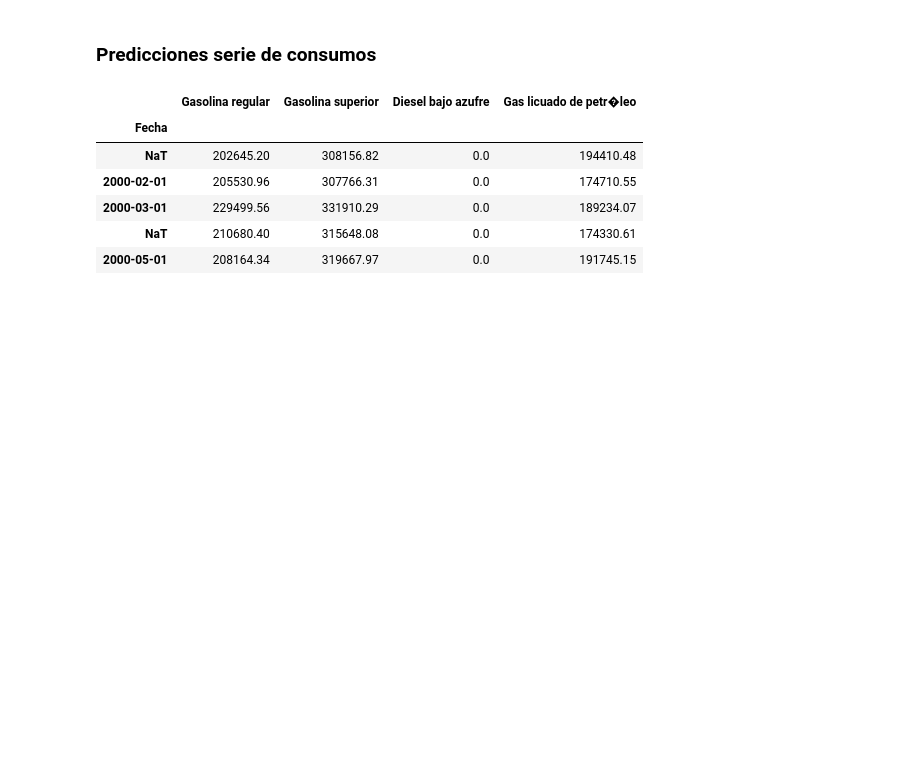
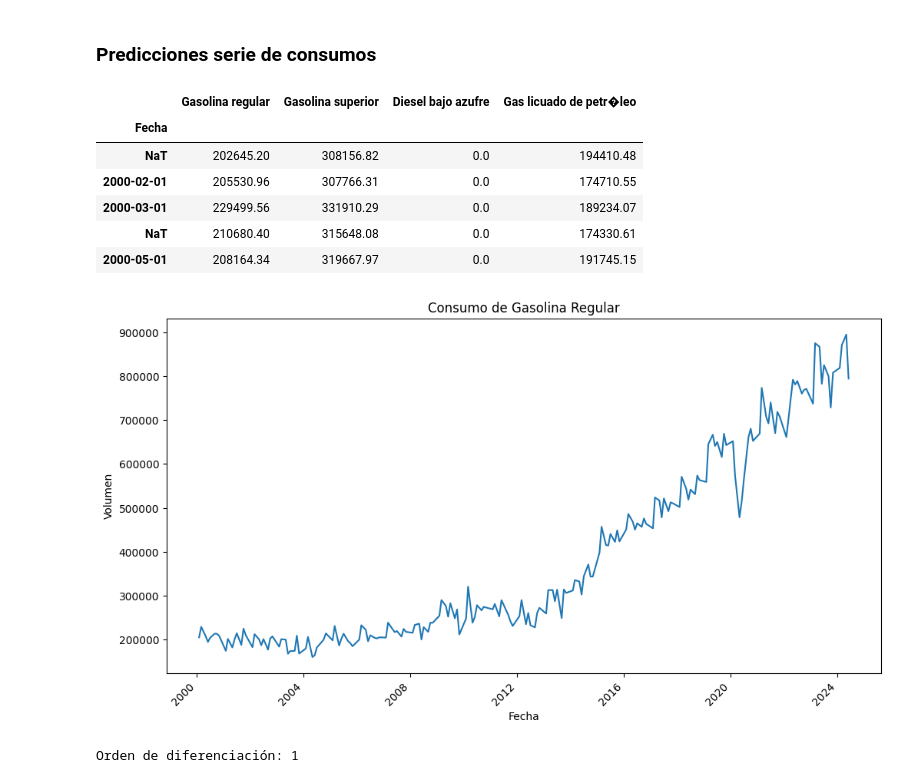
Before and after one commit to Sebas021210/Lab2-DS, a Jupyter notebook: Lab2.ipynb, the cells around one changed output. Drawn from its saved outputs; the diff is of its cells as text; code cells hidden in the pictures; blank space fills up the shorter version.

Commit message:
Predicciones de consumo2

```diff
--- a/Lab2.ipynb
+++ b/Lab2.ipynb
@@ -641,0 +603,20 @@ plt.show()
+# %%
+#grafico de consumo de gasolina regular por tiempo en serie de tiempo
+
+
+plt.figure(figsize=(12, 6))
+sns.lineplot(data=consumos_df2['Gasolina regular'])
+plt.title('Consumo de Gasolina Regular')
+plt.xlabel('Fecha')
+plt.ylabel('Volumen')
+plt.xticks(rotation=45, ha='right')
+plt.show()
+# %% [output]
+[figure, added]
+# %%
+#obtencion de d (orden de diferenciacion)
+from pmdarima.arima.utils import ndiffs
+d = ndiffs(consumos_df2['Gasolina regular'], test='adf')
+print(f'Orden de diferenciación: {d}')
+# %% [output]
+Orden de diferenciación: 1
```
Also changed, not shown: parts of 19 cells of this notebook.
